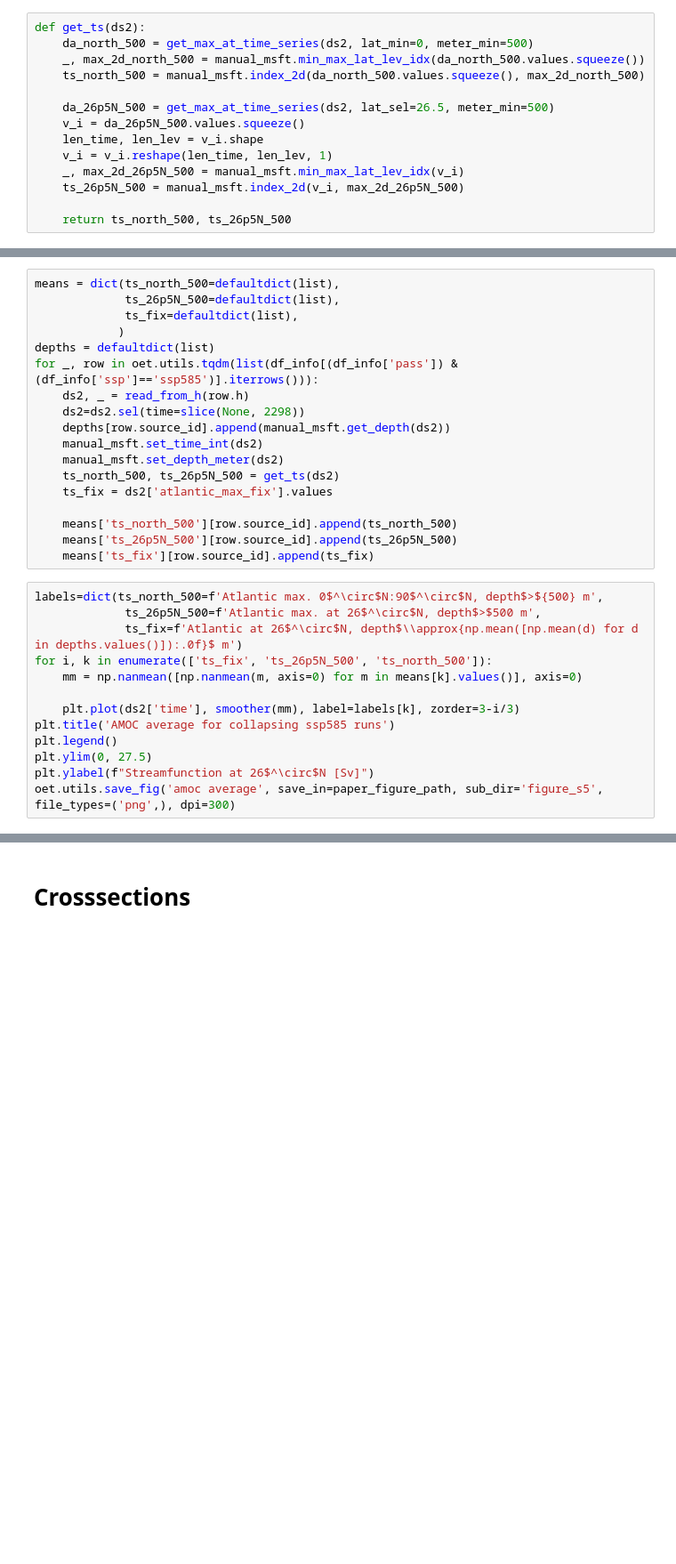
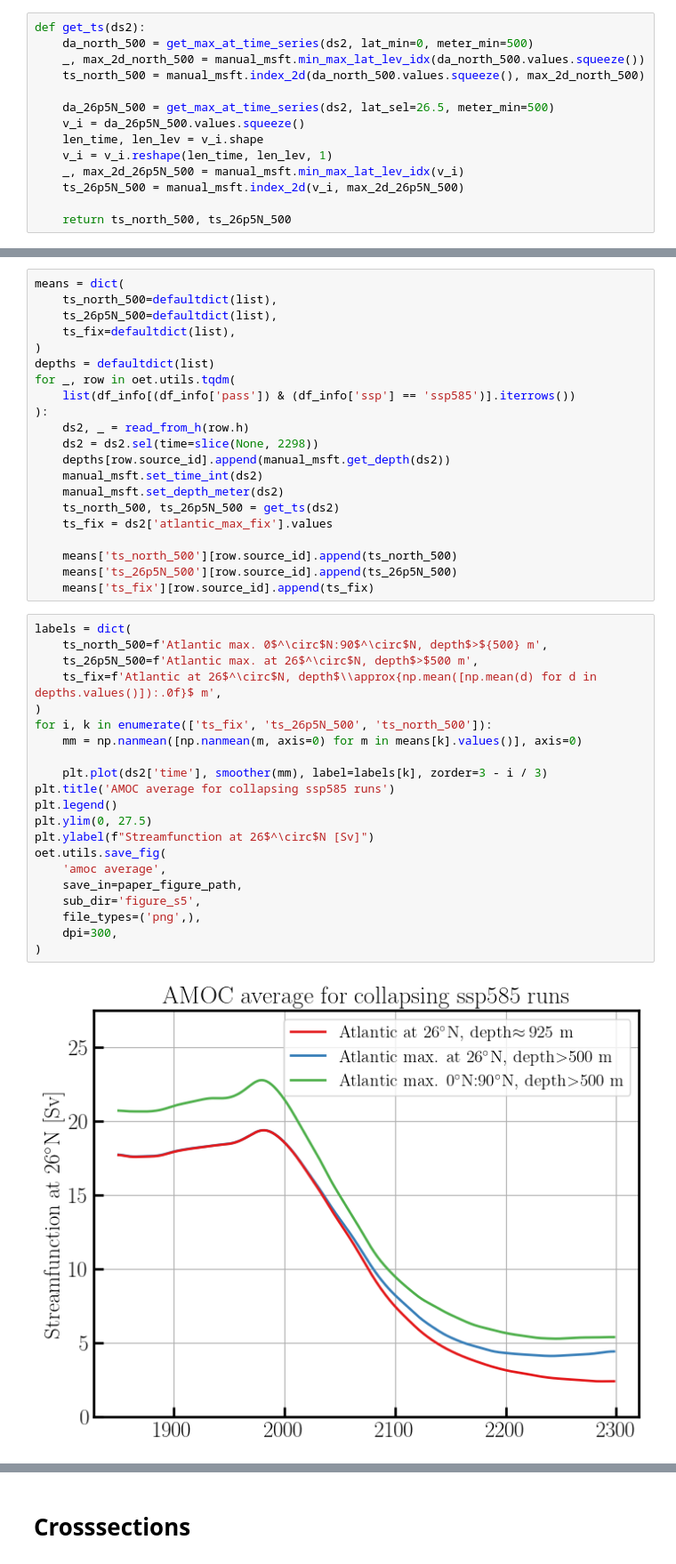
Before and after one commit to jmecki/AMOCcollapse, a Jupyter notebook: notebooks/AMOC_strength.ipynb, the cells around one changed output, grey strips where cells are left out. Shown at 89% size. Saved outputs shown, nothing was run; the diff lists cells and outputs as text; blank space fills up the shorter version.

```diff
--- a/notebooks/AMOC_strength.ipynb
+++ b/notebooks/AMOC_strength.ipynb
@@ -1269,12 +1571,15 @@ df_info[(df_info['pass']) & (df_info['ssp']=='ssp585')][_header]
 # %%
-means = dict(ts_north_500=defaultdict(list),
-             ts_26p5N_500=defaultdict(list),
-             ts_fix=defaultdict(list),
-            )
+means = dict(
+    ts_north_500=defaultdict(list),
+    ts_26p5N_500=defaultdict(list),
+    ts_fix=defaultdict(list),
+)
 depths = defaultdict(list)
-for _, row in oet.utils.tqdm(list(df_info[(df_info['pass']) & (df_info['ssp']=='ssp585')].iterrows())):
+for _, row in oet.utils.tqdm(
+    list(df_info[(df_info['pass']) & (df_info['ssp'] == 'ssp585')].iterrows())
+):
     ds2, _ = read_from_h(row.h)
-    ds2=ds2.sel(time=slice(None, 2298))
+    ds2 = ds2.sel(time=slice(None, 2298))
     depths[row.source_id].append(manual_msft.get_depth(ds2))
     manual_msft.set_time_int(ds2)
     manual_msft.set_depth_meter(ds2)
@@ -1285,18 +1590,28 @@ for _, row in oet.utils.tqdm(list(df_info[(df_info['pass']) & (df_info['ssp']=='
     means['ts_26p5N_500'][row.source_id].append(ts_26p5N_500)
     means['ts_fix'][row.source_id].append(ts_fix)
 # %%
-labels=dict(ts_north_500=f'Atlantic max. 0$^\circ$N:90$^\circ$N, depth$>${500} m',
-             ts_26p5N_500=f'Atlantic max. at 26$^\circ$N, depth$>$500 m',
-             ts_fix=f'Atlantic at 26$^\circ$N, depth$\\approx{np.mean([np.mean(d) for d in depths.values()]):.0f}$ m')
+labels = dict(
+    ts_north_500=f'Atlantic max. 0$^\circ$N:90$^\circ$N, depth$>${500} m',
+    ts_26p5N_500=f'Atlantic max. at 26$^\circ$N, depth$>$500 m',
+    ts_fix=f'Atlantic at 26$^\circ$N, depth$\\approx{np.mean([np.mean(d) for d in depths.values()]):.0f}$ m',
+)
 for i, k in enumerate(['ts_fix', 'ts_26p5N_500', 'ts_north_500']):
     mm = np.nanmean([np.nanmean(m, axis=0) for m in means[k].values()], axis=0)
 
-    plt.plot(ds2['time'], smoother(mm), label=labels[k], zorder=3-i/3)
+    plt.plot(ds2['time'], smoother(mm), label=labels[k], zorder=3 - i / 3)
 plt.title('AMOC average for collapsing ssp585 runs')
 plt.legend()
 plt.ylim(0, 27.5)
 plt.ylabel(f"Streamfunction at 26$^\circ$N [Sv]")
-oet.utils.save_fig('amoc average', save_in=paper_figure_path, sub_dir='figure_s5', file_types=('png',), dpi=300)
+oet.utils.save_fig(
+    'amoc average',
+    save_in=paper_figure_path,
+    sub_dir='figure_s5',
+    file_types=('png',),
+    dpi=300,
+)
+# %% [output]
+[figure, added]
 # %%
 years = slice(2290, 2300)
 grid = np.arange(0, 5001, 1)
```
Also changed, not shown: parts of 46 cells of this notebook, 11 other files.
